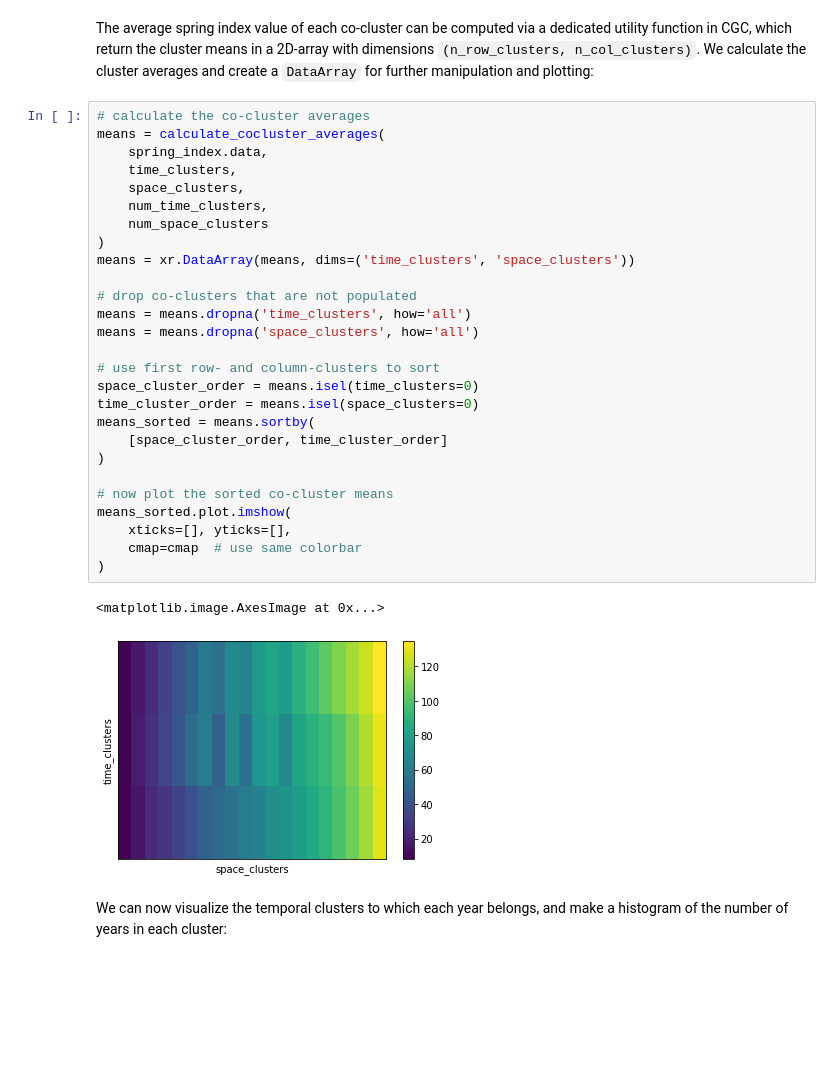
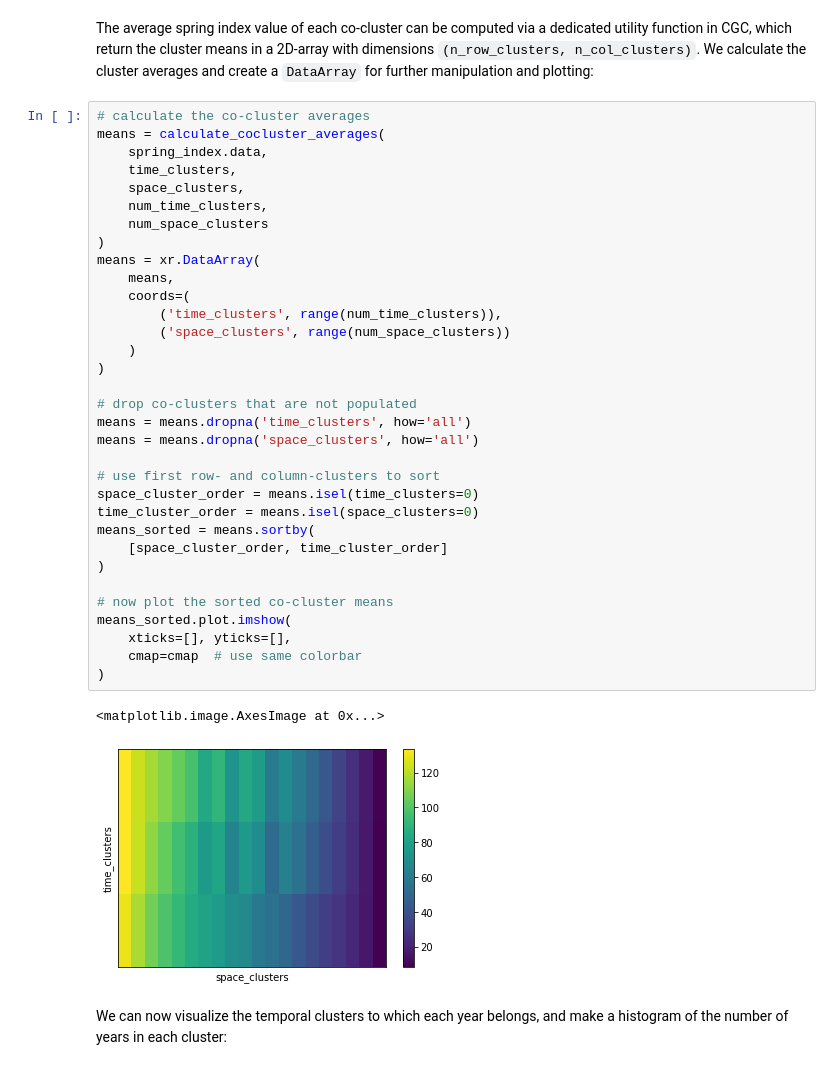
Before and after one commit to esciencecenter-digital-skills/tutorial-cgc, a Jupyter notebook: notebooks/coclustering.ipynb, the cells around one changed output. Saved outputs shown, nothing was run; the diff lists cells and outputs as text; blank space fills up the shorter version.

Commit message:
make means more robust

```diff
--- a/notebooks/coclustering.ipynb
+++ b/notebooks/coclustering.ipynb
@@ -329,33 +329,39 @@ The average spring index value of each co-cluster can be computed via a dedicate
 # %%
 # calculate the co-cluster averages
 means = calculate_cocluster_averages(
     spring_index.data,
     time_clusters,
     space_clusters,
     num_time_clusters,
     num_space_clusters
 )
-means = xr.DataArray(means, dims=('time_clusters', 'space_clusters'))
+means = xr.DataArray(
+    means,
+    coords=(
+        ('time_clusters', range(num_time_clusters)),
+        ('space_clusters', range(num_space_clusters))
+    )
+)
 
 # drop co-clusters that are not populated
 means = means.dropna('time_clusters', how='all')
 means = means.dropna('space_clusters', how='all')
 
 # use first row- and column-clusters to sort
 space_cluster_order = means.isel(time_clusters=0)
 time_cluster_order = means.isel(space_clusters=0)
 means_sorted = means.sortby(
     [space_cluster_order, time_cluster_order]
 )
 
 # now plot the sorted co-cluster means
 means_sorted.plot.imshow(
     xticks=[], yticks=[],
     cmap=cmap  # use same colorbar
 )
 # %% [output]
 <matplotlib.image.AxesImage at 0x...>
-[figure, old version]
+[figure, new version]
 # %% [markdown]
 We can now visualize the temporal clusters to which each year belongs, and make a histogram of the number of years in each cluster:
 # %%
```
Also changed, not shown: parts of 15 cells of this notebook.
